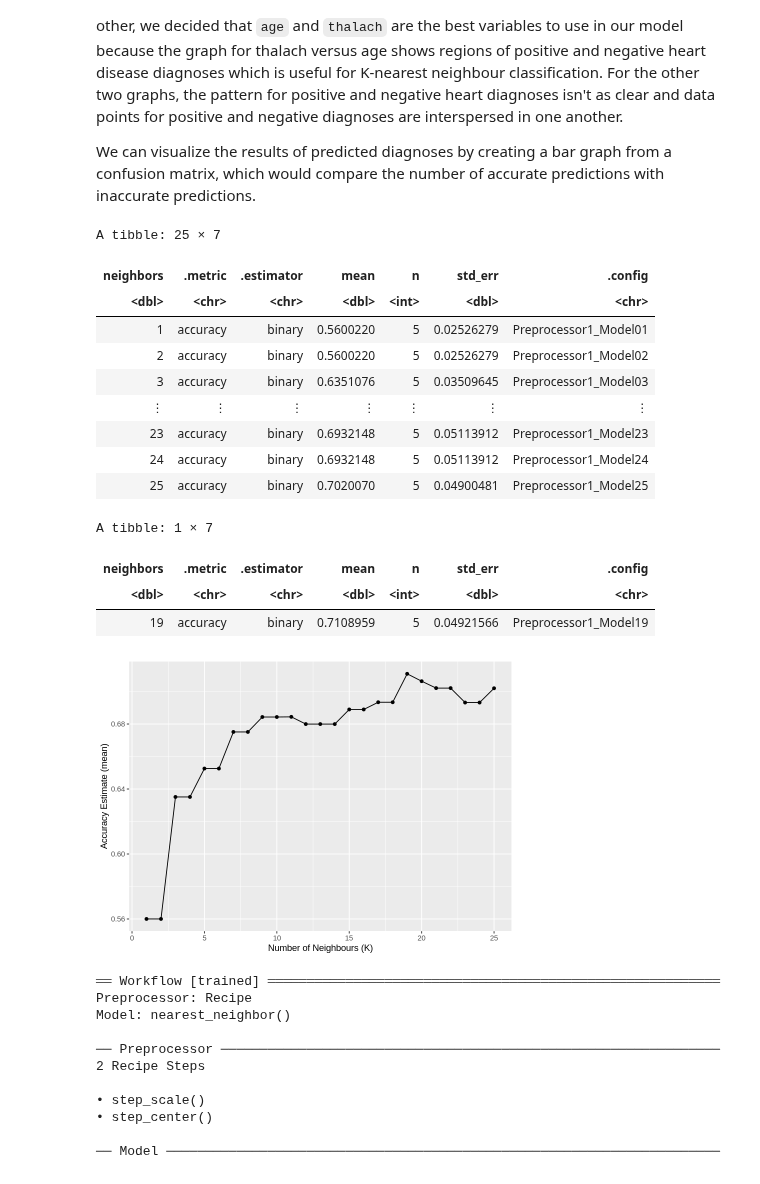
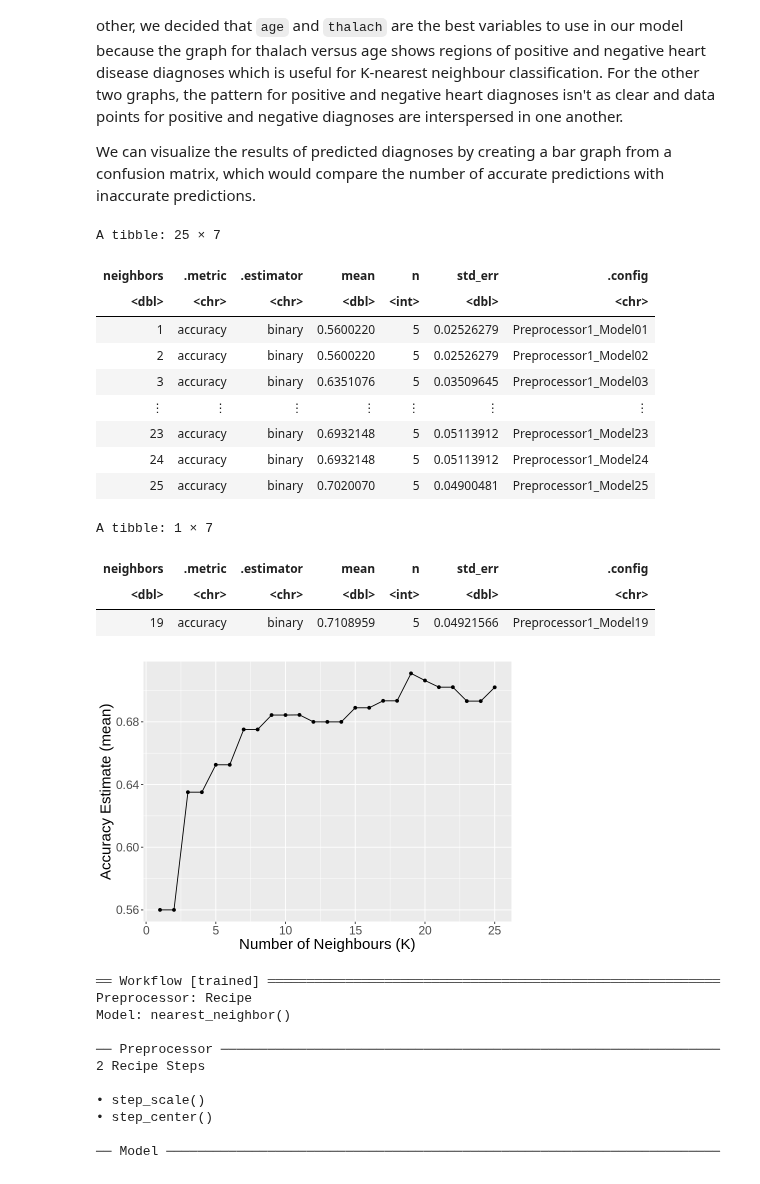
Before and after one commit to kaialami/dsci-007-group-45, a Jupyter notebook: Final-Project.ipynb, the cells around one changed output. Cells and saved outputs as stored; diff of their text form; code cells hidden in the pictures.

Commit message:
increased k graph axis font size

```diff
--- a/Final-Project.ipynb
+++ b/Final-Project.ipynb
@@ -311,35 +311,36 @@ knn_results <- workflow() |>
     collect_metrics()
 
 accuracies <- knn_results |>
   filter(.metric == "accuracy")
 accuracies
 
 accuracy_plot <- accuracies |>
     ggplot(aes(x= neighbors, y=mean))+
     geom_point()+
     geom_line() +
-    labs(x= "Number of Neighbours (K)", y="Accuracy Estimate (mean)")
+    labs(x= "Number of Neighbours (K)", y="Accuracy Estimate (mean)")+
+    theme(text = element_text(size = 18))
 accuracy_plot
 
 best_k <- accuracies |>
     filter( neighbors== "19")
 best_k
 # %% [output]
 A tibble: 25 × 7
 | neighbors | .metric | .estimator | mean | n | std_err | .config |
 | <dbl> | <chr> | <chr> | <dbl> | <int> | <dbl> | <chr> |
 | 1 | accuracy | binary | 0.5600220 | 5 | 0.02526279 | Preprocessor1_Model01 |
 | 2 | accuracy | binary | 0.5600220 | 5 | 0.02526279 | Preprocessor1_Model02 |
 | 3 | accuracy | binary | 0.6351076 | 5 | 0.03509645 | Preprocessor1_Model03 |
 | ⋮ | ⋮ | ⋮ | ⋮ | ⋮ | ⋮ | ⋮ |
 | 23 | accuracy | binary | 0.6932148 | 5 | 0.05113912 | Preprocessor1_Model23 |
 | 24 | accuracy | binary | 0.6932148 | 5 | 0.05113912 | Preprocessor1_Model24 |
 | 25 | accuracy | binary | 0.7020070 | 5 | 0.04900481 | Preprocessor1_Model25 |
 A tibble: 1 × 7
 | neighbors | .metric | .estimator | mean | n | std_err | .config |
 | <dbl> | <chr> | <chr> | <dbl> | <int> | <dbl> | <chr> |
 | 19 | accuracy | binary | 0.7108959 | 5 | 0.04921566 | Preprocessor1_Model19 |
-[figure, old version]
+[figure, new version]
 # %%
 set.seed(293)
 
```
